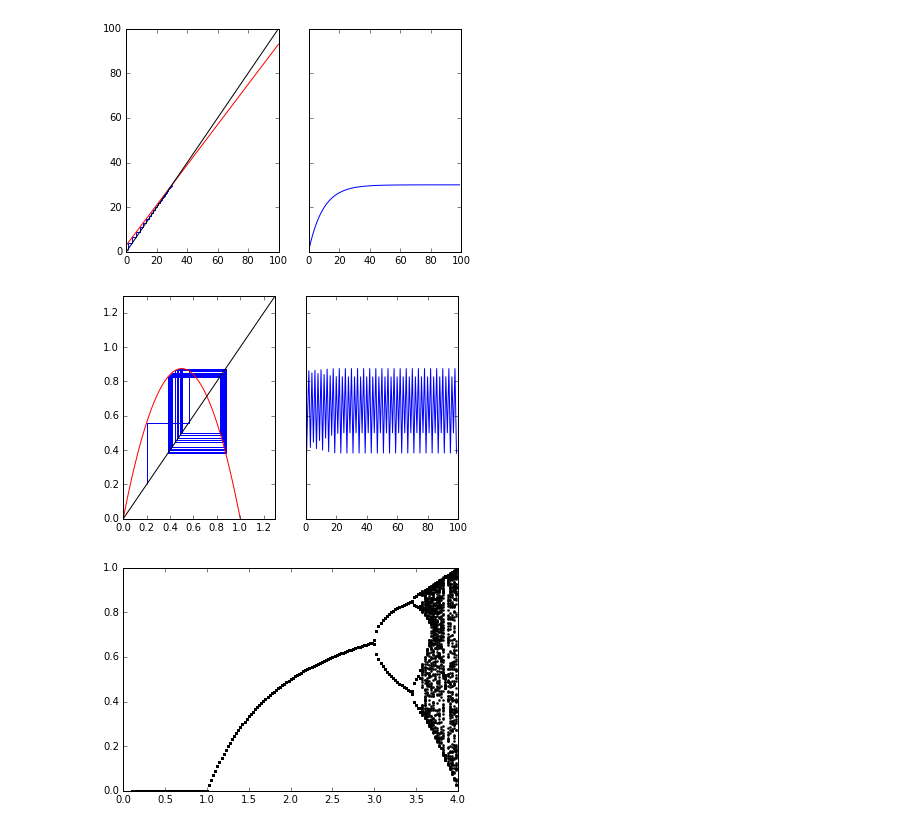
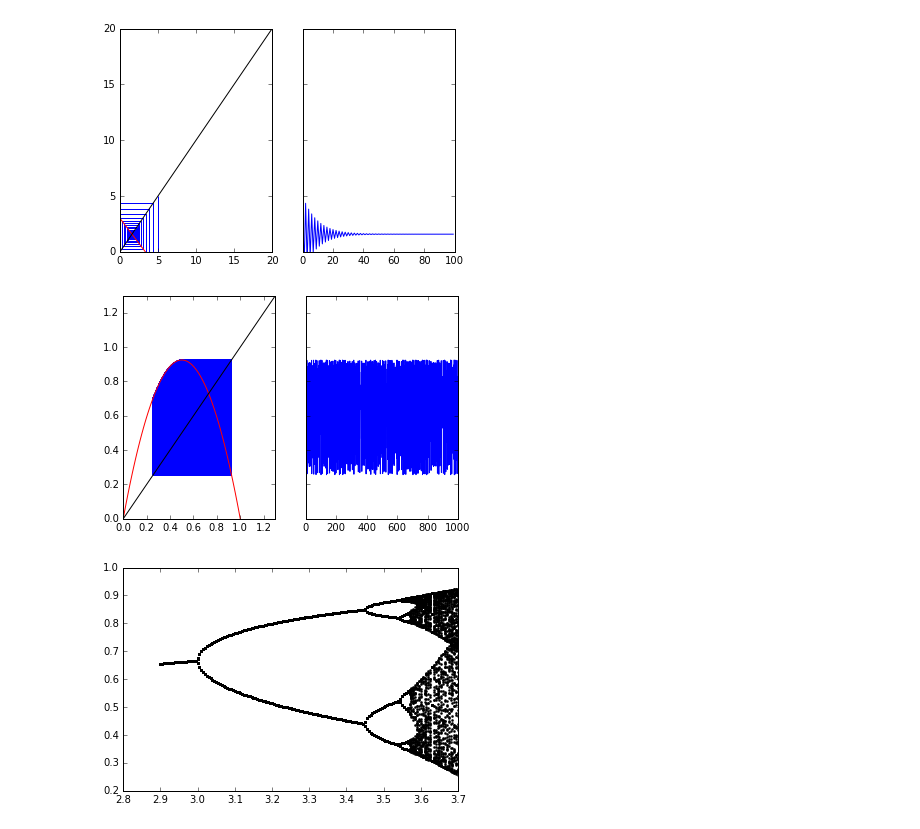
Before and after one commit to bbolker/3mb3, a Jupyter notebook: Notebooks/cobwebbing.ipynb, the cells around one changed output. Cells and saved outputs as stored; diff of their text form; code cells hidden in the pictures.

```diff
--- a/Notebooks/cobwebbing.ipynb
+++ b/Notebooks/cobwebbing.ipynb
@@ -13,12 +13,12 @@ def logistfun(x,parms=(3.5,)):
     return(r*x*(1-x))
 # %%
 %matplotlib inline
-cw.cobweb(linfun,x0=1,parms=(3,0.9),nt=100,maxval=100)
+cw.cobweb(linfun,x0=5,parms=(3,-0.9),nt=100,maxval=20)
 # %% [output]
-[figure, old version]
+[figure, new version]
 # %%
 %matplotlib inline
-cw.cobweb(logistfun,x0=0.2,parms=(3,),nt=100,maxval=1.3)
+cw.cobweb(logistfun,x0=0.72,parms=(3.7,),nt=1000,maxval=1.3)
 # %% [output]
-[figure, old version]
+[figure, new version]
 # %%
@@ -27,6 +27,6 @@ cw.cobweb(logistfun,x0=0.2,parms=(3,),nt=100,maxval=1.3)
                 parm_ind=0)
 # %%
-## %matplotlib inline
-## plt.plot(pr,b0,'ro',c='black',markersize=2);
+%matplotlib inline
+plt.plot(pr,b0,'ro',c='black',markersize=2);
 # %% [output]
-[figure, old version]
+[figure, new version]
```
Also changed, not shown: parts of 1 cell of this notebook, 13 other files.
